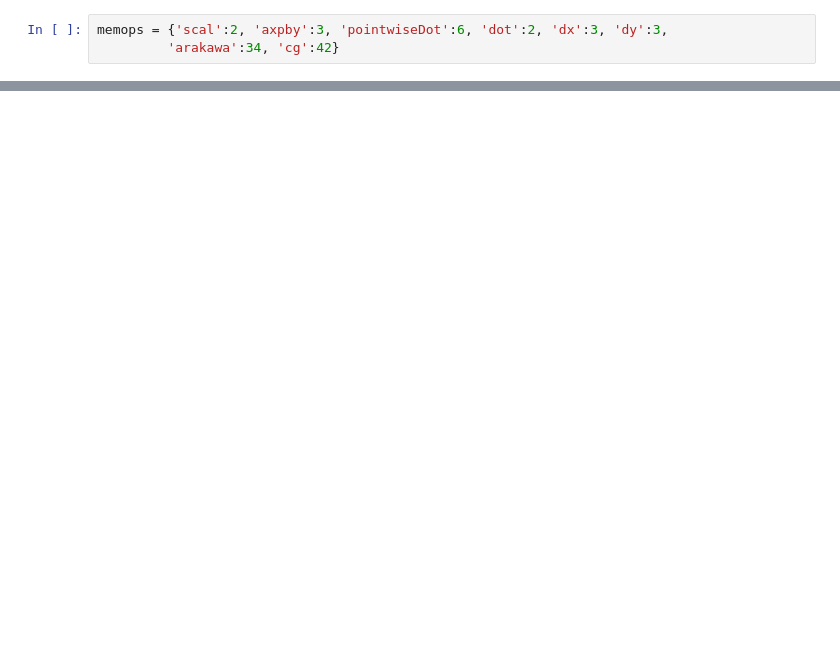
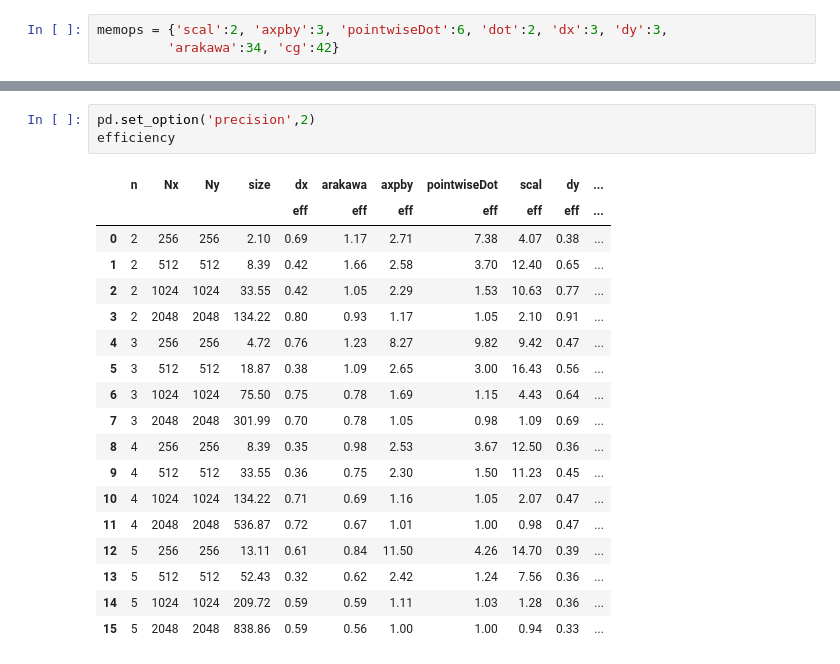
Before and after one commit to mwiesenberger/performance, a Jupyter notebook: analysis.ipynb, the cells around one changed output, grey strips where cells are left out. Drawn from its saved outputs; the diff is of its cells as text; blank space fills up the shorter version.

```diff
--- a/analysis.ipynb
+++ b/analysis.ipynb
@@ -69,0 +52,22 @@ dfr
+# %%
+pd.set_option('precision',2)
+efficiency
+# %% [output]
+|  | n | Nx | Ny | size | dx | arakawa | axpby | pointwiseDot | scal | dy | ... |
+|  |  |  |  |  | eff | eff | eff | eff | eff | eff | ... |
+| 0 | 2 | 256 | 256 | 2.10 | 0.69 | 1.17 | 2.71 | 7.38 | 4.07 | 0.38 | ... |
+| 1 | 2 | 512 | 512 | 8.39 | 0.42 | 1.66 | 2.58 | 3.70 | 12.40 | 0.65 | ... |
+| 2 | 2 | 1024 | 1024 | 33.55 | 0.42 | 1.05 | 2.29 | 1.53 | 10.63 | 0.77 | ... |
+| 3 | 2 | 2048 | 2048 | 134.22 | 0.80 | 0.93 | 1.17 | 1.05 | 2.10 | 0.91 | ... |
+| 4 | 3 | 256 | 256 | 4.72 | 0.76 | 1.23 | 8.27 | 9.82 | 9.42 | 0.47 | ... |
+| 5 | 3 | 512 | 512 | 18.87 | 0.38 | 1.09 | 2.65 | 3.00 | 16.43 | 0.56 | ... |
+| 6 | 3 | 1024 | 1024 | 75.50 | 0.75 | 0.78 | 1.69 | 1.15 | 4.43 | 0.64 | ... |
+| 7 | 3 | 2048 | 2048 | 301.99 | 0.70 | 0.78 | 1.05 | 0.98 | 1.09 | 0.69 | ... |
+| 8 | 4 | 256 | 256 | 8.39 | 0.35 | 0.98 | 2.53 | 3.67 | 12.50 | 0.36 | ... |
+| 9 | 4 | 512 | 512 | 33.55 | 0.36 | 0.75 | 2.30 | 1.50 | 11.23 | 0.45 | ... |
+| 10 | 4 | 1024 | 1024 | 134.22 | 0.71 | 0.69 | 1.16 | 1.05 | 2.07 | 0.47 | ... |
+| 11 | 4 | 2048 | 2048 | 536.87 | 0.72 | 0.67 | 1.01 | 1.00 | 0.98 | 0.47 | ... |
+| 12 | 5 | 256 | 256 | 13.11 | 0.61 | 0.84 | 11.50 | 4.26 | 14.70 | 0.39 | ... |
+| 13 | 5 | 512 | 512 | 52.43 | 0.32 | 0.62 | 2.42 | 1.24 | 7.56 | 0.36 | ... |
+| 14 | 5 | 1024 | 1024 | 209.72 | 0.59 | 0.59 | 1.11 | 1.03 | 1.28 | 0.36 | ... |
+| 15 | 5 | 2048 | 2048 | 838.86 | 0.59 | 0.56 | 1.00 | 1.00 | 0.94 | 0.33 | ... |
```
Also changed, not shown: parts of 8 cells of this notebook, 21 other files.
